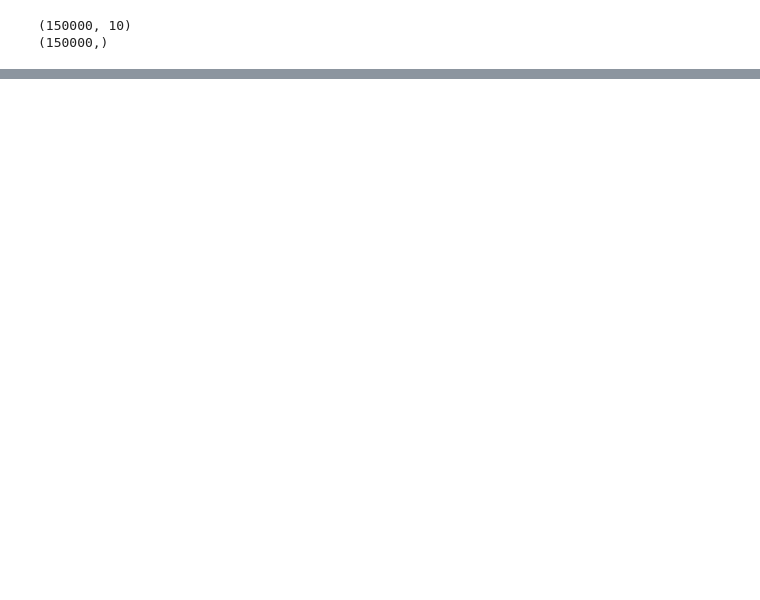
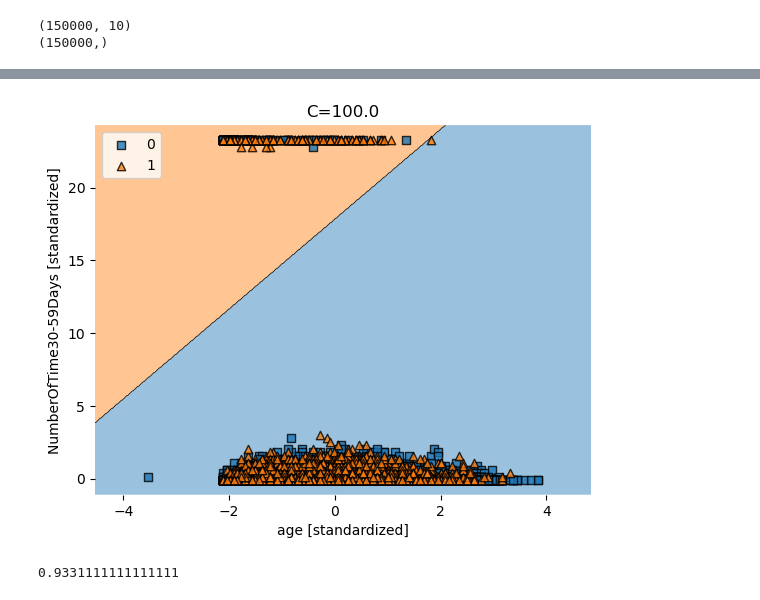
Before and after one commit to limchoosiong/Give-Me-Some-Credit, a Jupyter notebook: Code/classifier.ipynb, the cells around one changed output, grey strips where cells are left out. Drawn from its saved outputs; the diff is of its cells as text; code cells hidden in the pictures; blank space fills up the shorter version.

```diff
--- a/Code/classifier.ipynb
+++ b/Code/classifier.ipynb
@@ -260,0 +185,23 @@ TypeError: plot_decision_regions() got an unexpected keyword argument 'classifie
+# %%
+#Logistic regression (Chp3, pg71)
+from sklearn.linear_model import LogisticRegression
+from mlxtend.plotting import plot_decision_regions
+
+import matplotlib.pyplot as plt
+cval=1e2
+lr = LogisticRegression(C=cval, random_state=1, solver='lbfgs', multi_class='ovr')
+lr.fit(X_train_std, y_train)
+
+plot_decision_regions(X_combined_std, y_combined,
+                      clf=lr)
+plt.xlabel('age [standardized]')
+plt.ylabel('NumberOfTime30-59Days [standardized]')
+plt.legend(loc='upper left')
+plt.title('C='+str(cval))
+plt.show()
+
+score = lr.score(X_test, y_test)
+print(score)
+# %% [output]
+[figure, added]
+0.9331111111111111
```
Also changed, not shown: parts of 9 cells of this notebook.
